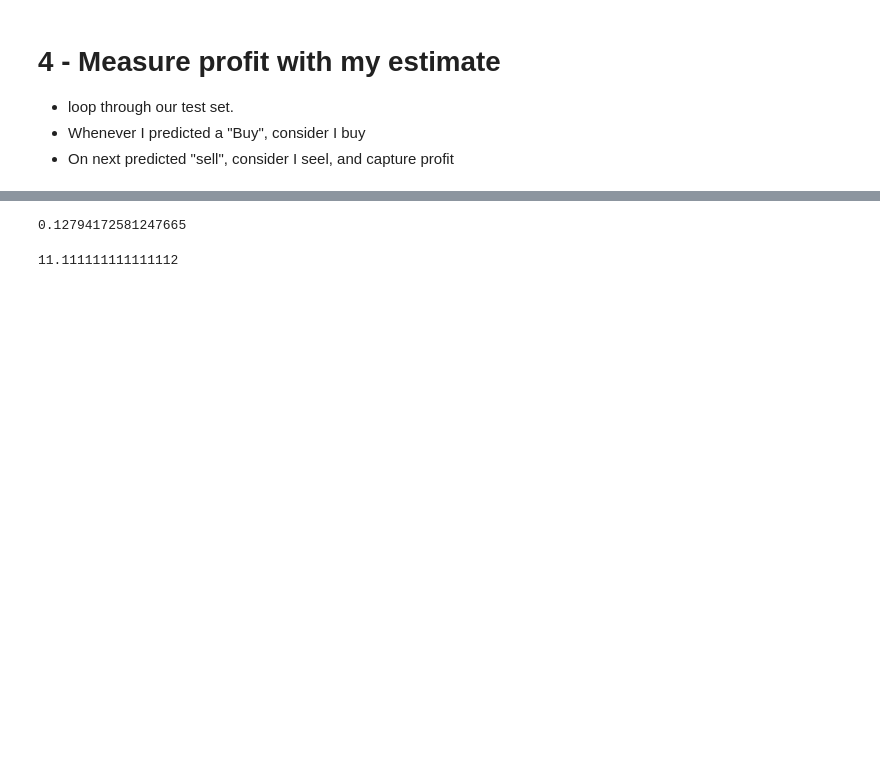
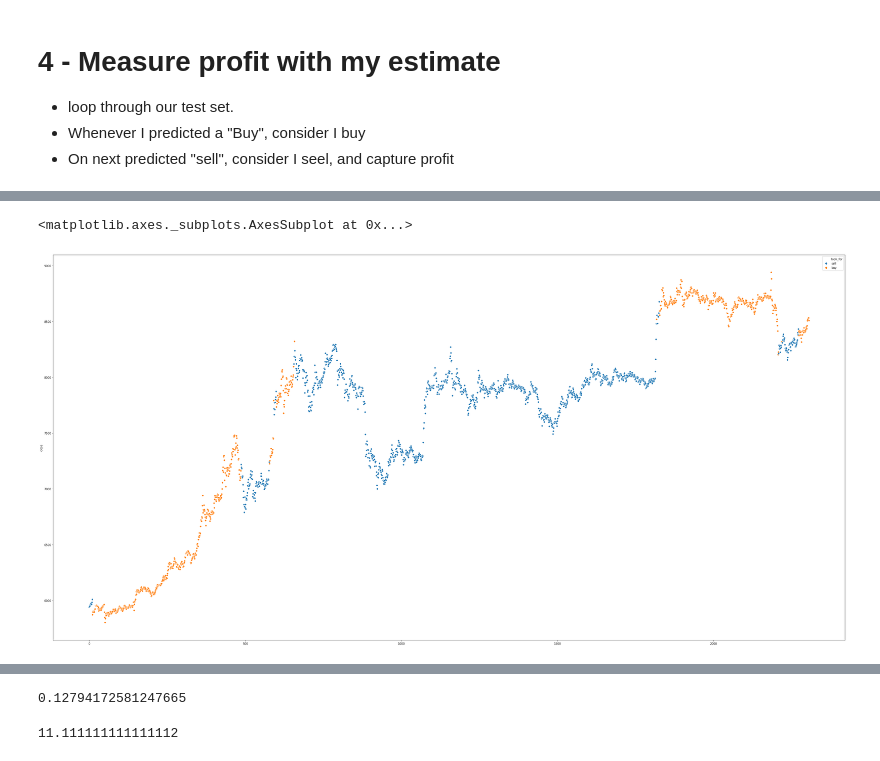
Before and after one commit to cgandon/BitCoin_trading_reco, a Jupyter notebook: 3 - LSTM training.ipynb, the cells around one changed output, grey strips where cells are left out. Drawn from its saved outputs; the diff is of its cells as text; code cells hidden in the pictures; blank space fills up the shorter version.

```diff
--- a/3 - LSTM training.ipynb
+++ b/3 - LSTM training.ipynb
@@ -225,17 +327,32 @@ test = test[(test["true1"]==True) & (test["true2"]==True) ]
 # %%
 check_steps = [1,100,1000,10000,30000]
-
-look_for = 'buy'
-buy_price = .0
+test["profit"] = 0
+test["immo_time"] = 0
+look_for = 'sell'
+buy_price = float(test.head(1).open.values)
+print("start with",buy_price)
+test["look_for"] = look_for
+buy_time = 0
 for i in test.index:
+    test.loc[i,"look_for"] = look_for
     if look_for == 'buy' and test.loc[i,"buy?"]==1:
-        buy_price = test.loc[i,"low"]
+#    if look_for == 'buy' and test.loc[i,"cons_buy"]==18:
+        buy_price = test.loc[i,"close"]
         buy_time = i
         look_for = "sell"
-    elif look_for == 'sell' and test.loc[i,"sell?"]==1:
-        test.loc[i,"profit"] = 0.99*test.loc[i,"high"] - buy_price # a penalty of 1% is applied to represent trade fees applied by excahnge  platform
+        print("bought on:", i,buy_price)
+#    elif look_for == 'sell' and (test.loc[i,"sell?"]==1 and test.loc[i,"close"] / buy_price > 1.05) :
+    elif look_for == 'sell' and test.loc[i,"close"] / buy_price > 1.08:
+# and test.loc[i,"close"] / buy_price >1.01
+        test.loc[i,"profit"] = 0.9985*test.loc[i,"close"] - buy_price # a penalty of 1% is applied to represent trade fees applied by excahnge  platform
         test.loc[i,"immo_time"] = i - buy_time
         look_for = "buy"
-    if i in check_steps:
-        print("over {}".format(i),datetime.datetime.now())
+        print("sold on", i, test.loc[i,"close"])
+
+#    if i in check_steps:
+#        print("over {}".format(i),datetime.datetime.now())
+pd.options.display.max_rows = 999
+
+print("profit achieved:", round((test["profit"].sum() ) / float(test.tail(1).open.values) *100,2),"%", "average investment time:", test["immo_time"].mean()/4/24,"days")
+print("vs. organic market growth =>", round((float(test.tail(1).close.values) - float(test.head(1).open.values)) / float(test.head(1).open.values) *100,2),"%")
 # %% [output]
@@ -275,0 +368,7 @@ test[["close","is_l100","is_h100","buy?","sell?","profit"]].to_csv('analysis_pro
+# %%
+graph=test.loc[:,:]
+fig, ax = plt.subplots(figsize=(50,25))
+sns.scatterplot(graph.index, graph.close, hue = graph.look_for)
+# %% [output]
+<matplotlib.axes._subplots.AxesSubplot at 0x...>
+[figure, added]
```
Also changed, not shown: parts of 24 cells of this notebook, 7 other files.
